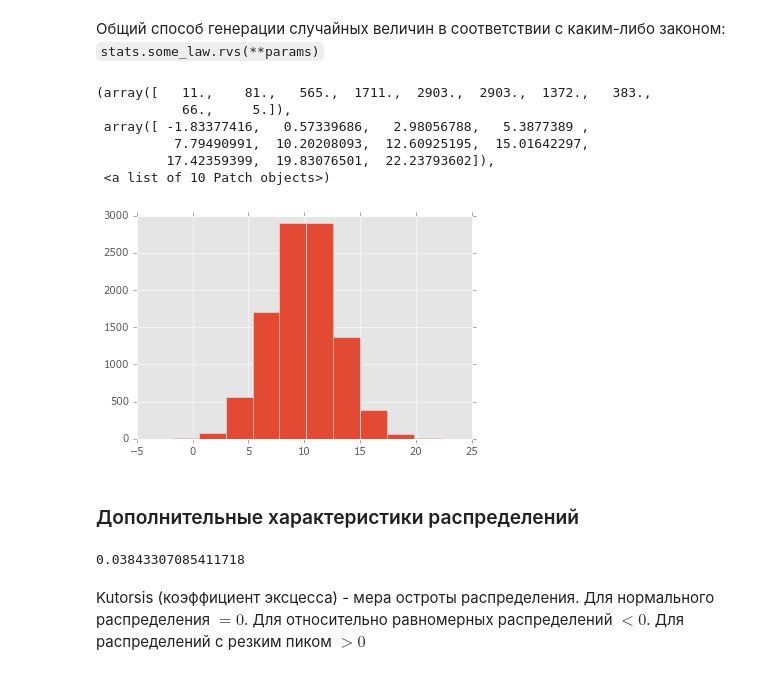
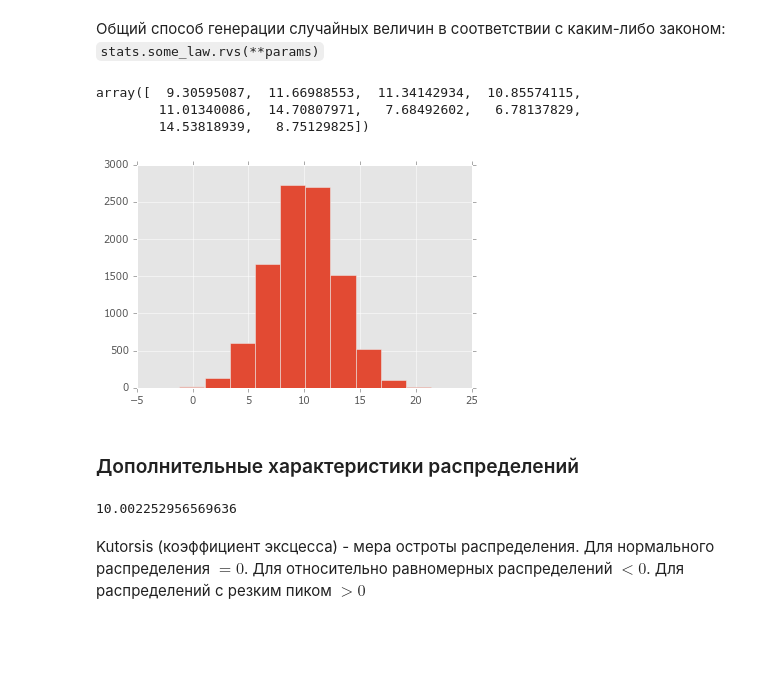
Before and after one commit to grafft/hse-tasks, a Jupyter notebook: minor-ida-16/sem3/da_prob_stat2.ipynb, the cells around one changed output. Cells and saved outputs as stored; diff of their text form; code cells hidden in the pictures; blank space fills up the shorter version.

```diff
--- a/minor-ida-16/sem3/da_prob_stat2.ipynb
+++ b/minor-ida-16/sem3/da_prob_stat2.ipynb
@@ -143,20 +143,19 @@ ax[1].set_title(u'Функция распределения')
 # %%
 x = stats.norm.rvs(10, 3, size=10000)
 plt.hist(x)
+x[:10]
 # %% [output]
-(array([   11.,    81.,   565.,  1711.,  2903.,  2903.,  1372.,   383.,
-           66.,     5.]),
- array([ -1.83377416,   0.57339686,   2.98056788,   5.3877389 ,
-          7.79490991,  10.20208093,  12.60925195,  15.01642297,
-         17.42359399,  19.83076501,  22.23793602]),
- <a list of 10 Patch objects>)
+array([  9.30595087,  11.66988553,  11.34142934,  10.85574115,
+        11.01340086,  14.70807971,   7.68492602,   6.78137829,
+        14.53818939,   8.75129825])
-[figure, old version]
+[figure, new version]
 # %% [markdown]
 ### Дополнительные характеристики распределений
 # %%
+stats.tmean(x)
 stats.kurtosis(x)
 # %% [output]
-0.03843307085411718
+10.002252956569636
 # %% [markdown]
 Kutorsis (коэффициент эксцесса) - мера остроты распределения. Для нормального распределения $= 0$. Для относительно равномерных распределений $< 0$. Для распределений с резким пиком $> 0$
 # %%
```
Also changed, not shown: parts of 3 cells of this notebook, 6 other files.
